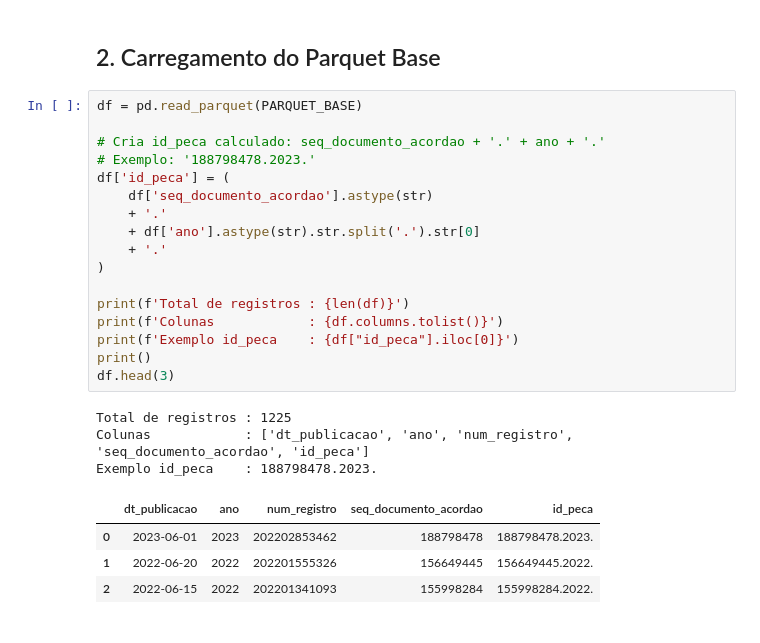
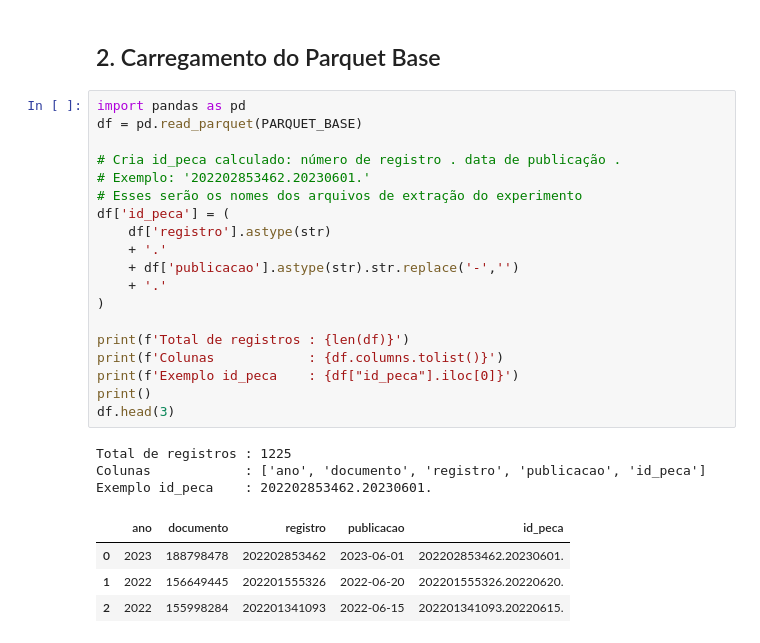
Before and after one commit to luizanisio/agent-orchestration-2026, a Jupyter notebook: notebooks/01_data_preparation.ipynb, the cells around one changed output. Cells and saved outputs as stored; diff of their text form.

```diff
--- a/notebooks/01_data_preparation.ipynb
+++ b/notebooks/01_data_preparation.ipynb
@@ -128,28 +77,30 @@ Espelhos dir: /mnt/d/wsl_pucdev/agent-orchestration-2026/notebooks/downloads_stj
 # %% [markdown]
 ## 2. Carregamento do Parquet Base
 # %%
+import pandas as pd
 df = pd.read_parquet(PARQUET_BASE)
 
-# Cria id_peca calculado: seq_documento_acordao + '.' + ano + '.'
-# Exemplo: '188798478.2023.'
+# Cria id_peca calculado: número de registro . data de publicação .
+# Exemplo: '202202853462.20230601.'
+# Esses serão os nomes dos arquivos de extração do experimento
 df['id_peca'] = (
-    df['seq_documento_acordao'].astype(str)
+    df['registro'].astype(str)
     + '.'
-    + df['ano'].astype(str).str.split('.').str[0]
+    + df['publicacao'].astype(str).str.replace('-','')
     + '.'
 )
 
 print(f'Total de registros : {len(df)}')
 print(f'Colunas            : {df.columns.tolist()}')
 print(f'Exemplo id_peca    : {df["id_peca"].iloc[0]}')
 print()
 df.head(3)
 # %% [output]
 Total de registros : 1225
-Colunas            : ['dt_publicacao', 'ano', 'num_registro', 'seq_documento_acordao', 'id_peca']
-Exemplo id_peca    : 188798478.2023.
+Colunas            : ['ano', 'documento', 'registro', 'publicacao', 'id_peca']
+Exemplo id_peca    : 202202853462.20230601.
-|  | dt_publicacao | ano | num_registro | seq_documento_acordao | id_peca |
-| 0 | 2023-06-01 | 2023 | 202202853462 | 188798478 | 188798478.2023. |
-| 1 | 2022-06-20 | 2022 | 202201555326 | 156649445 | 156649445.2022. |
-| 2 | 2022-06-15 | 2022 | 202201341093 | 155998284 | 155998284.2022. |
+|  | ano | documento | registro | publicacao | id_peca |
+| 0 | 2023 | 188798478 | 202202853462 | 2023-06-01 | 202202853462.20230601. |
+| 1 | 2022 | 156649445 | 202201555326 | 2022-06-20 | 202201555326.20220620. |
+| 2 | 2022 | 155998284 | 202201341093 | 2022-06-15 | 202201341093.20220615. |
 # %%
```
Also changed, not shown: parts of 25 cells of this notebook, 1 other file.
